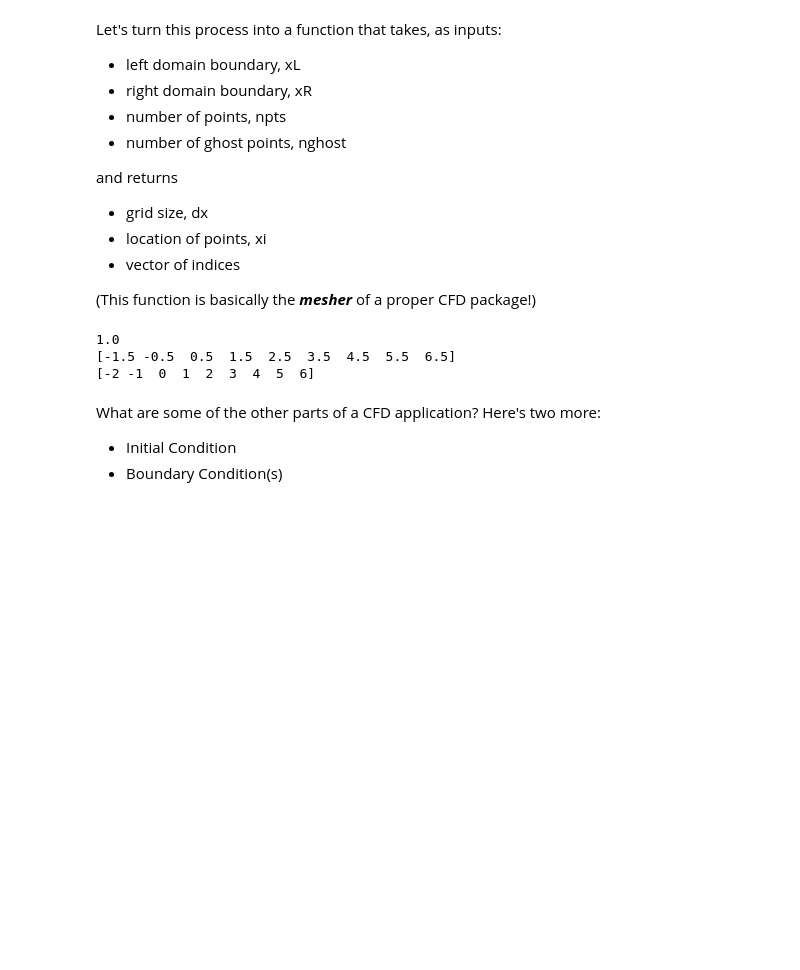
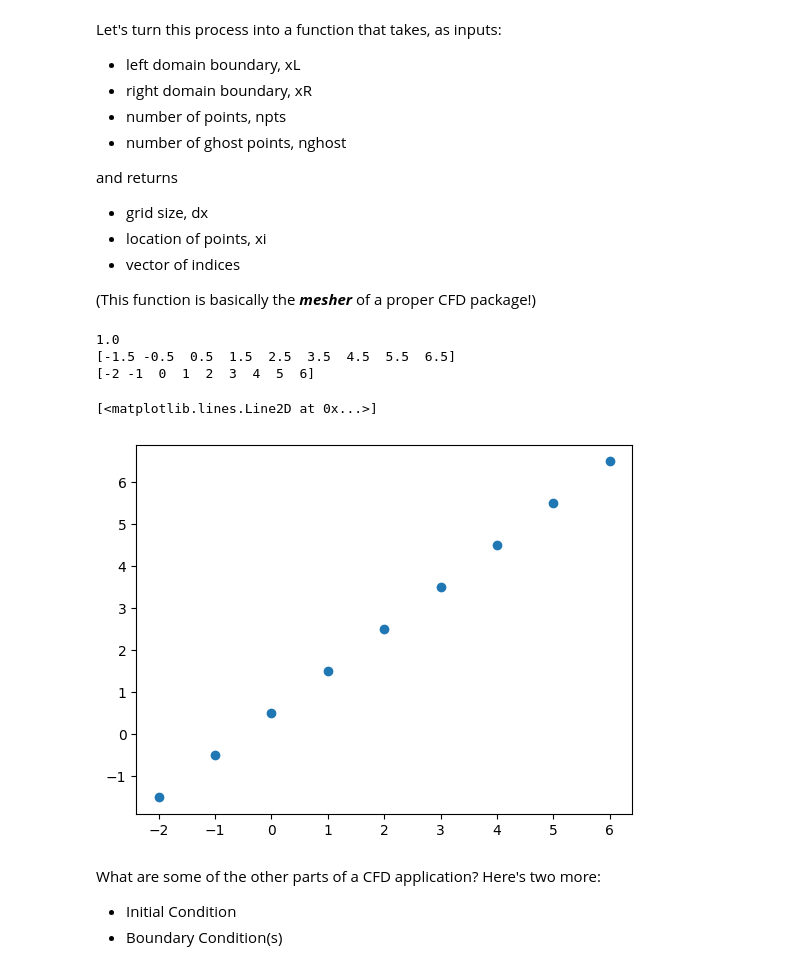
Before and after one commit to concordia-grad-computing-seminars/mech692-part2, a Jupyter notebook: Assignments/Assignment2/FirstCFD-updated-python.ipynb, the cells around one changed output. Saved outputs shown, nothing was run; the diff lists cells and outputs as text; code cells hidden in the pictures; blank space fills up the shorter version.

```diff
--- a/Assignments/Assignment2/FirstCFD-updated-python.ipynb
+++ b/Assignments/Assignment2/FirstCFD-updated-python.ipynb
@@ -57,12 +57,15 @@ def grid(xL, xR, npts, nghost):
 # %%
 dx, xi, ind = grid(0,5,5,2)
 print(dx)
 print(xi)
 print(ind)
+plt.plot(ind, xi,'o')
 # %% [output]
 1.0
 [-1.5 -0.5  0.5  1.5  2.5  3.5  4.5  5.5  6.5]
 [-2 -1  0  1  2  3  4  5  6]
+[<matplotlib.lines.Line2D at 0x...>]
+[figure, added]
 # %% [markdown]
 What are some of the other parts of a CFD application? Here's two more:
 * Initial Condition
```
Also changed, not shown: parts of 2 cells of this notebook.
